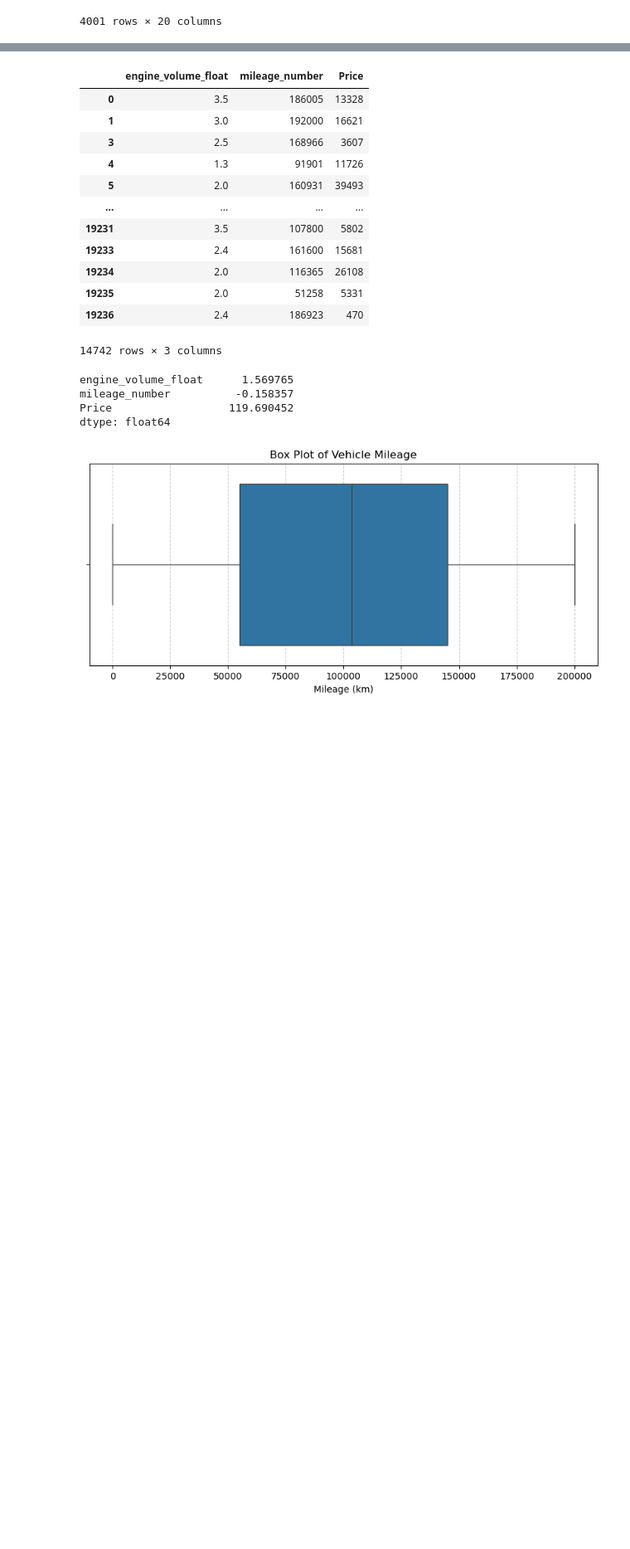
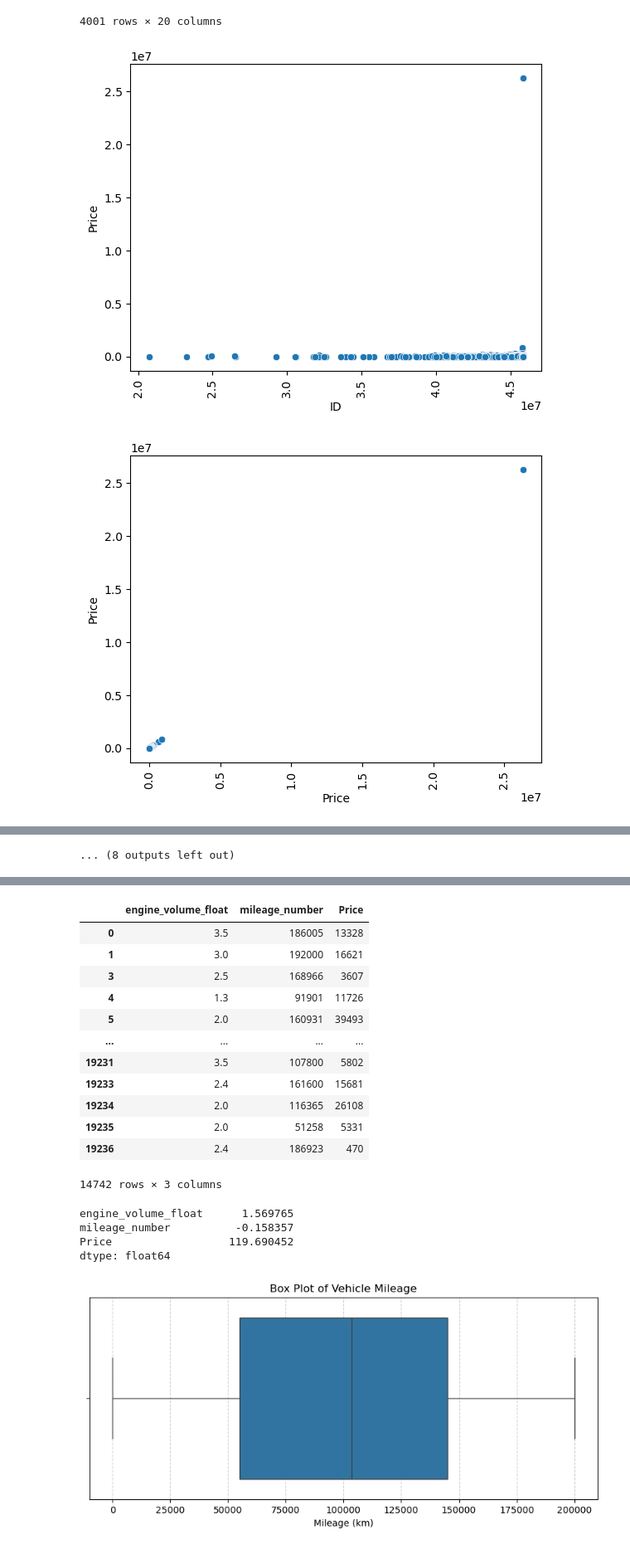
Before and after one commit to Irfee-code/Linear-regression-1, a Jupyter notebook: linear regression.ipynb, the cells around one changed output, grey strips where cells are left out. Shown at 83% size. Cells and saved outputs as stored; diff of their text form; code cells hidden in the pictures; blank space fills up the shorter version.

```diff
--- a/linear regression.ipynb
+++ b/linear regression.ipynb
@@ -171,3 +183,12 @@ df[df['mileage_number']>200000]
 4001 rows × 20 columns
 # %%
 df=df[df['mileage_number']<200000]
+# %%
+import seaborn as sns
+for col in df.columns:
+    sns.scatterplot(x=df[col],y=df['Price'])
+    plt.xticks(rotation=90)
+    plt.show()
+# %% [output]
+[figure, added]
+[figure, added]
@@ -174,3 +205,4 @@ df=df[df['mileage_number']<200000]
+... (8 outputs left out)
 # %%
 df
 # %% [output]
```
Also changed, not shown: parts of 7 cells of this notebook.
